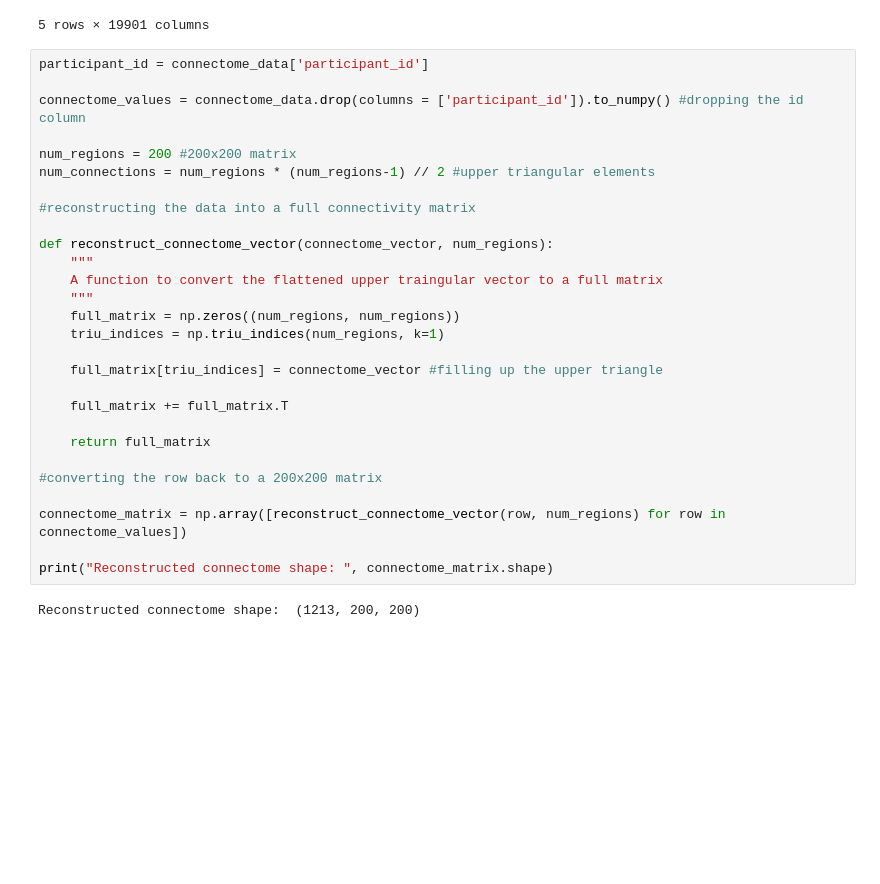
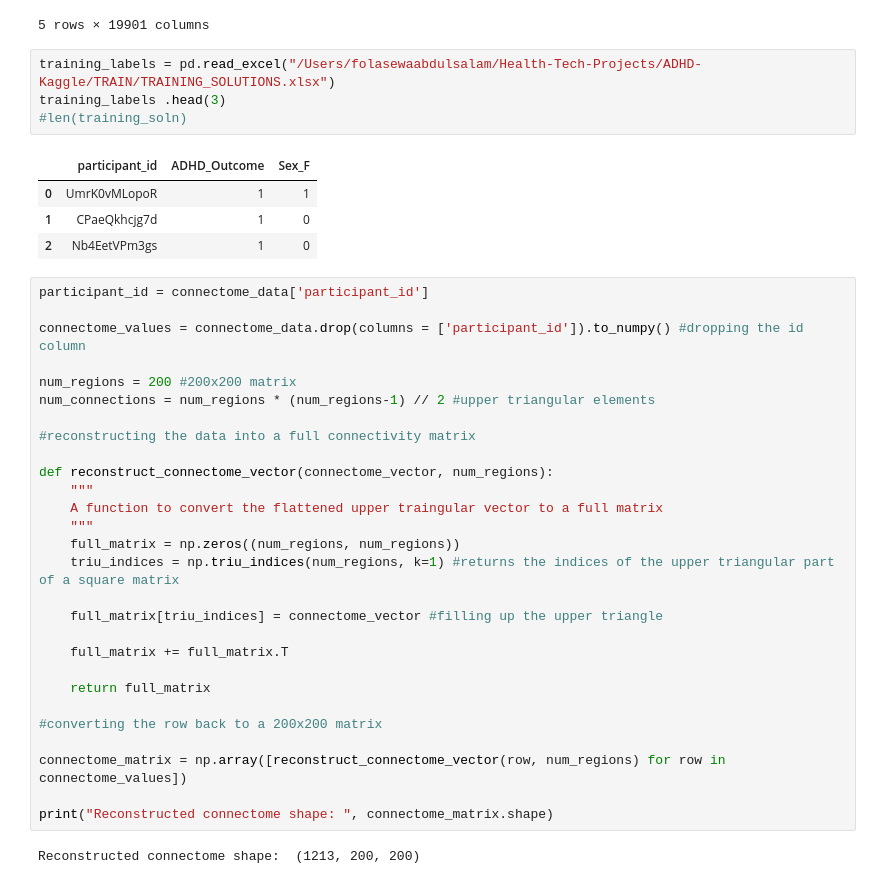
Before and after one commit to Folasewa/Health-Tech-DS-Projects, a Jupyter notebook: ADHD-Kaggle/adhd.ipynb, the cells around one changed output. Cells and saved outputs as stored; diff of their text form; blank space fills up the shorter version.

```diff
--- a/ADHD-Kaggle/adhd.ipynb
+++ b/ADHD-Kaggle/adhd.ipynb
@@ -36,6 +36,15 @@ connectome_data.head(5)
 | 3 | obEacy4Of68I | 0.016273 | 0.204702 | 0.115980 | 0.043103 | ... |
 | 4 | s7WzzDcmDOhF | 0.065771 | 0.098714 | 0.097604 | 0.112988 | ... |
 5 rows × 19901 columns
+# %%
+training_labels = pd.read_excel("/Users/folasewaabdulsalam/Health-Tech-Projects/ADHD-Kaggle/TRAIN/TRAINING_SOLUTIONS.xlsx")
+training_labels .head(3)
+#len(training_soln)
+# %% [output]
+|  | participant_id | ADHD_Outcome | Sex_F |
+| 0 | UmrK0vMLopoR | 1 | 1 |
+| 1 | CPaeQkhcjg7d | 1 | 0 |
+| 2 | Nb4EetVPm3gs | 1 | 0 |
 # %%
 participant_id = connectome_data['participant_id']
 
@@ -51,7 +60,7 @@ def reconstruct_connectome_vector(connectome_vector, num_regions):
     A function to convert the flattened upper traingular vector to a full matrix
     """
     full_matrix = np.zeros((num_regions, num_regions))
-    triu_indices = np.triu_indices(num_regions, k=1)
+    triu_indices = np.triu_indices(num_regions, k=1) #returns the indices of the upper triangular part of a square matrix
 
     full_matrix[triu_indices] = connectome_vector #filling up the upper triangle
 
```
Also changed, not shown: parts of 4 cells of this notebook.
